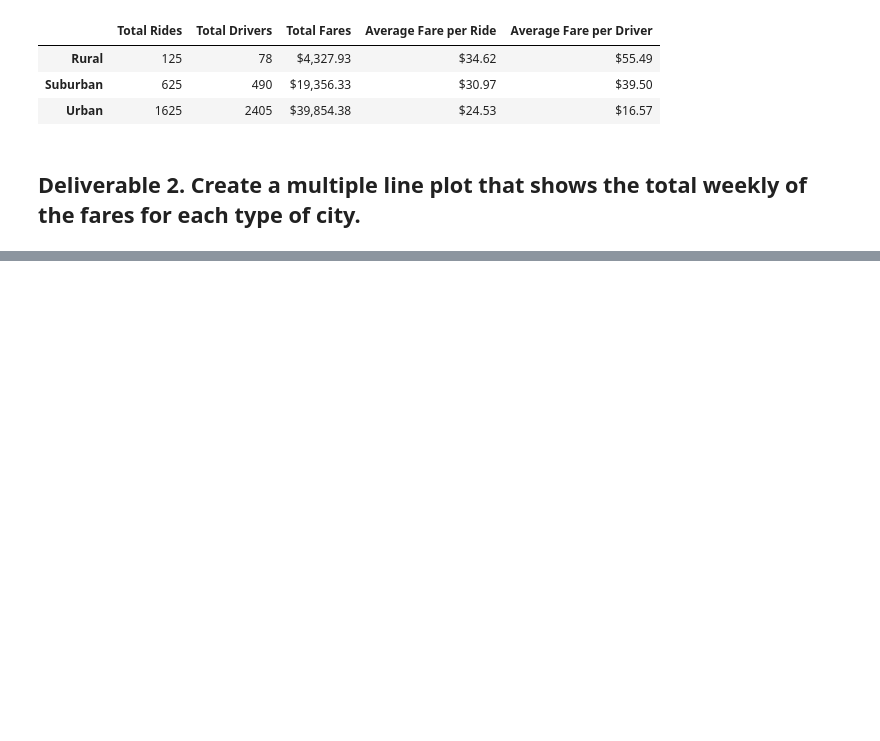
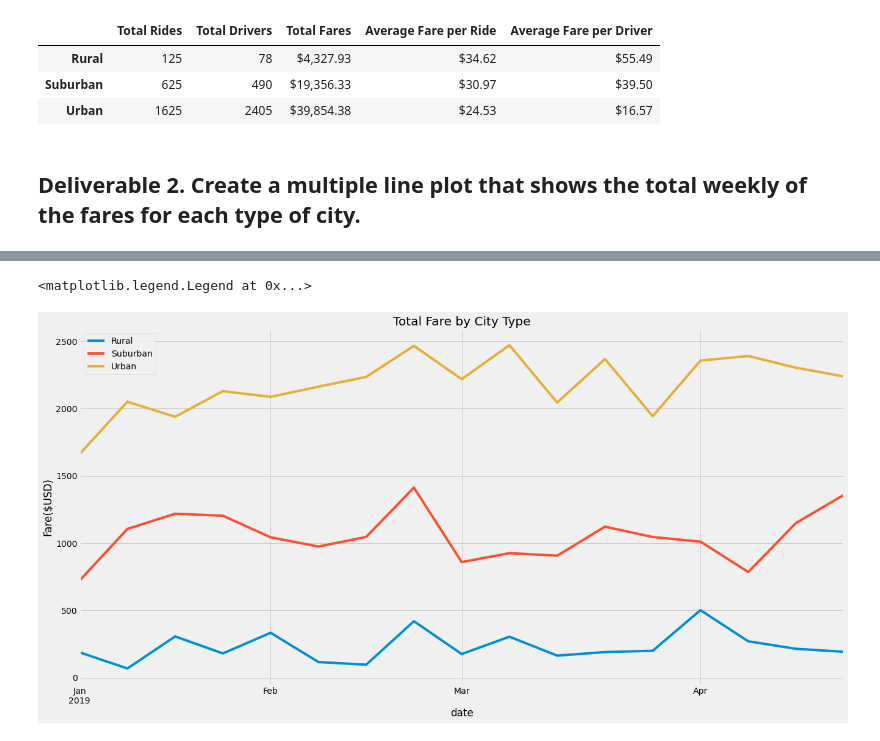
Before and after one commit to maridge/PyBer_Analysis, a Jupyter notebook: PyBer_Challenge_code.ipynb, the cells around one changed output, grey strips where cells are left out. Drawn from its saved outputs; the diff is of its cells as text; code cells hidden in the pictures; blank space fills up the shorter version.

```diff
--- a/PyBer_Challenge_code.ipynb
+++ b/PyBer_Challenge_code.ipynb
@@ -133,3 +174,6 @@ pyber_summary_df
 # %%
 # 4. Create a pivot table with the 'date' as the index, the columns ='type', and values='fare'
 # to get the total fares for each type of city by the date.
+pyber_pivot_table = pd.pivot_table(type_dates_count, values='fare', index = 'date', columns ='type')
+
+pyber_pivot_table.head(10)
@@ -136,2 +193,4 @@ pyber_summary_df
 # %%
 # 5. Create a new DataFrame from the pivot table DataFrame using loc on the given dates, '2019-01-01':'2019-04-29'.
+loc_pyber_pivottable = pyber_pivot_table.loc['2019-01-01':'2019-04-29']
+loc_pyber_pivottable.head(10)
@@ -138,5 +210,6 @@ pyber_summary_df
 # %%
 # 6. Set the "date" index to datetime datatype. This is necessary to use the resample() method in Step 8.
 # df.index = pd.to_datetime(df.index)
+loc_pyber_pivottable.index = pd.to_datetime(loc_pyber_pivottable.index)
 # %%
 # 7. Check that the datatype for the index is datetime using df.info()
@@ -143,2 +228,5 @@ pyber_summary_df
 # %%
 # 8. Create a new DataFrame using the "resample()" function by week 'W' and get the sum of the fares for each week.
+loc_pyber_pivottable_res=loc_pyber_pivottable.resample('W').sum()
+
+loc_pyber_pivottable_res.info()
@@ -145,7 +245,18 @@ pyber_summary_df
 # %%
 # 8. Using the object-oriented interface method, plot the resample DataFrame using the df.plot() function.
 
 # Import the style from Matplotlib.
 from matplotlib import style
 # Use the graph style fivethirtyeight.
 style.use('fivethirtyeight')
+
+loc_pyber_pivottable_res.plot(figsize=(20,10))
+plt.ylabel("Fare($USD)")
+plt.title("Total Fare by City Type")
+
+# Save Figure
+plt.savefig("analysis/PyBer_fare_summary.png")
+plt.legend()
+# %% [output]
+<matplotlib.legend.Legend at 0x...>
+[figure, added]
```
Also changed, not shown: parts of 7 cells of this notebook, 1 other file.
